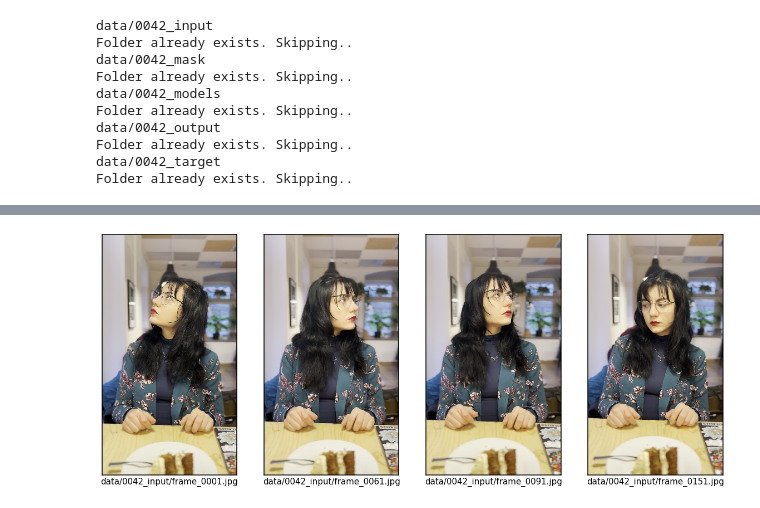
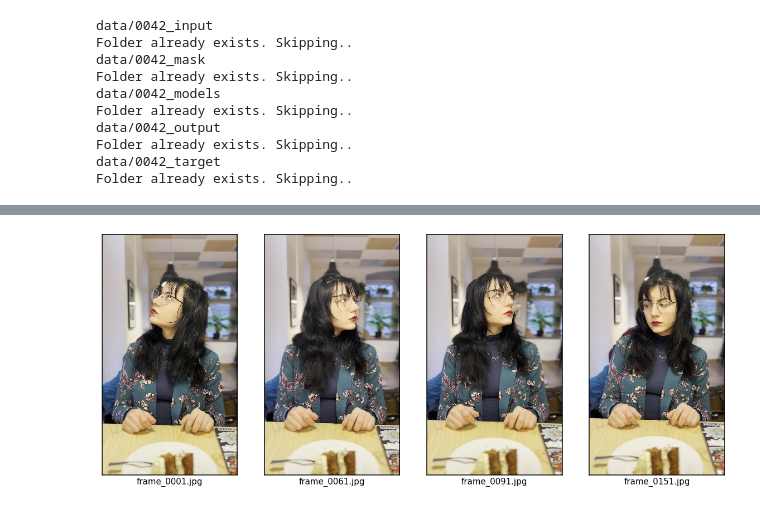
Before and after one commit to nea-insomnia/prototyping_HGM, a Jupyter notebook: Backbone_pipeline_POC.ipynb, the cells around one changed output, grey strips where cells are left out. Drawn from its saved outputs; the diff is of its cells as text; code cells hidden in the pictures.

```diff
--- a/Backbone_pipeline_POC.ipynb
+++ b/Backbone_pipeline_POC.ipynb
@@ -22,8 +22,6 @@ all_metrics =  ['sre']
 #all_frames = []
 #maximum number of frames to capture
 #max_frames = 150
-comparison_frames = {}
-keyframes = []
 max_keyframes = 4
 #fps = 60 #Some default here, what if fps not readable
 
@@ -158,12 +161,11 @@ def compare(df: pd.DataFrame, img_name_a: str, img_name_b: str, img_a: np.ndarra
 #Select one metric and pivot the dataframe for creating the heatmap plot
 
 df = pd.DataFrame()
-for pair in combinations(comparison_frames.keys(), 2):
+for pair in combinations(keyframe_candidates.keys(), 2):
     #print(pair)
     #*pair : instead handing over a tuple(a,b) , hand over each element as separate argument a,b
-    df = compare(df, *pair, comparison_frames[pair[0]], comparison_frames[pair[1]], all_metrics)
+    df = compare(df, *pair, keyframe_candidates[pair[0]], keyframe_candidates[pair[1]], all_metrics)
 
 plot_df = df[df.metric == 'sre'].pivot('x', 'y', 'value')
 ax = sns.heatmap(plot_df, annot=True)
-df
 # %% [output]
@@ -188,26 +173,4 @@ df
-# %%
-def select_keyframes(comparison_frames: Dict[str,np.ndarray], max_keyframes: int) -> List[np.ndarray]:
-
-    compare_options = list(combinations(comparison_frames.keys(), max_keyframes))
-    compare_df = pd.DataFrame()
-
-    #Calculate and accumalate the values on all 2-combinations of each 4-tuple
-    #(frame_0, frame_13, frame_60, frame_115)
-    # metric(frame_0,frame_13) + metric(frame_0,frame_60) +...
-    for option in compare_options:
-        value = 0.0
-        for x, y in combinations(option, 2):
-            #get the value of the current combination and square it
-            #add to the final value of the 4-tuple
-            value += plot_df[x][y] ** 2
-
-        compare_df = compare_df.append({"option": option, "value": value}, ignore_index=True)
-
-    # select the 4-tuple with lowest metric value as keyframes
-    keyframes = list(compare_df.sort_values(by=['value'], ascending=True).iloc[0].option)
-
-    return keyframes
 # %%
-keyframes = select_keyframes(comparison_frames, max_keyframes)
+keyframes = select_keyframes(keyframe_candidates, max_keyframes)
 keyframes
 # %% [output]
@@ -218,14 +178,14 @@ keyframes
 # %%
-for img_name in keyframes:
-    cv2.imwrite(img_name, comparison_frames[img_name])
+# for img_name in keyframes:
+#     cv2.imwrite(img_name, comparison_frames[img_name])
 
 xlen = len(keyframes)
 fig, axes = plt.subplots(1, xlen)
 fig.set_size_inches(20,10)
 for ax, img_path in zip(axes, keyframes):
-    img = Image.open(img_path)
+    img = Image.open(f'data/{user_id}_input/{img_path}')
     isns.imgplot(img, ax=ax, cbar=False)
     ax.invert_yaxis()
     ax.set_xlabel(img_path)
 # %% [output]
-[figure, old version]
+[figure, new version]
```
Also changed, not shown: parts of 10 cells of this notebook.
